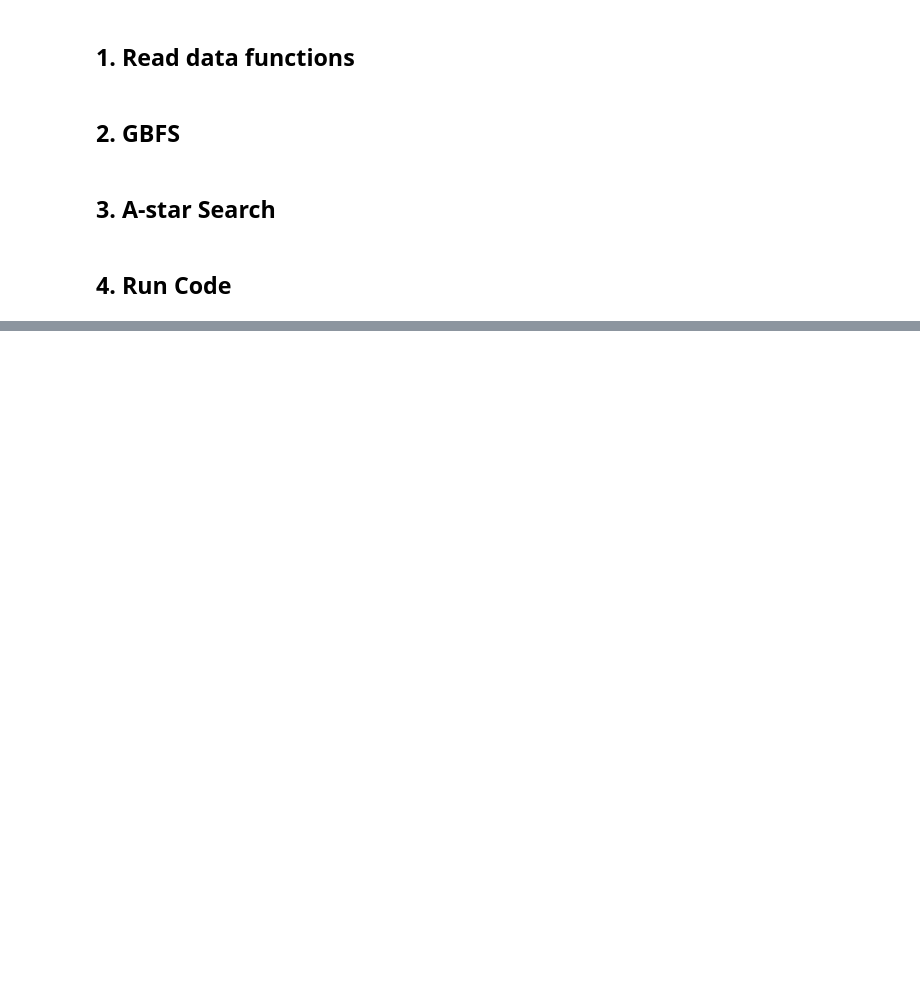
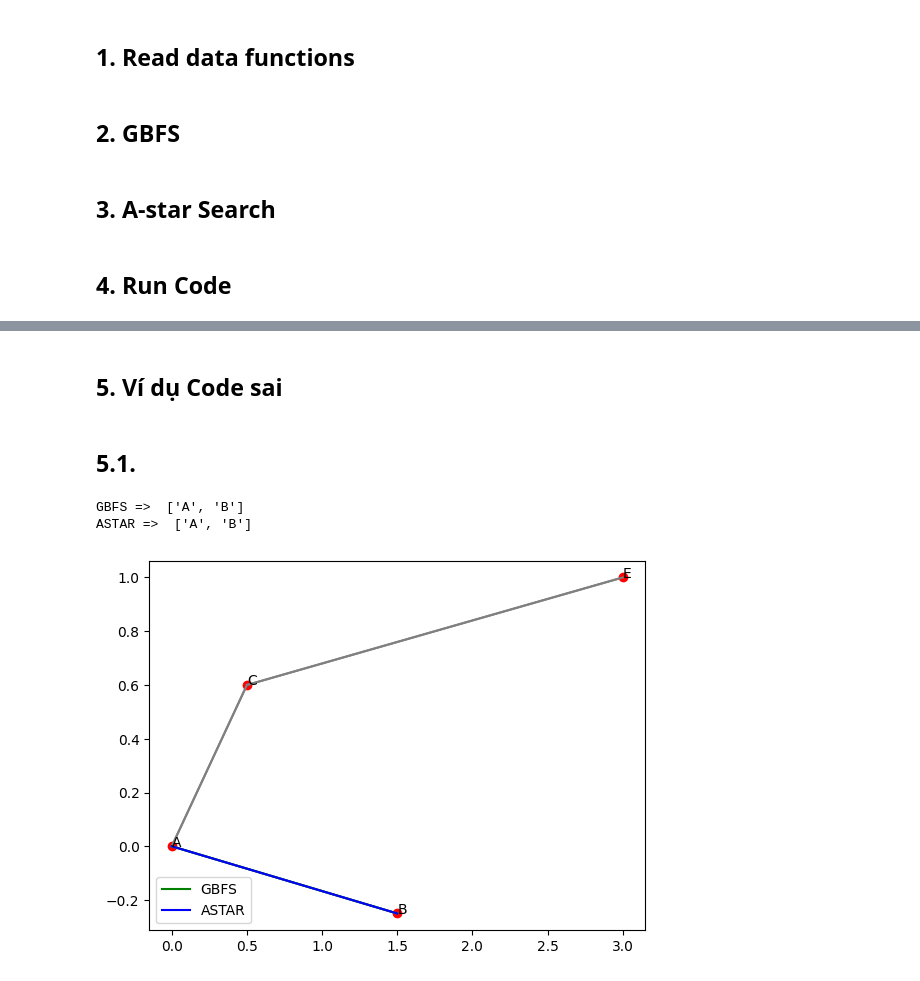
Before and after one commit to thangquang09/HCMUS, a Jupyter notebook: Intro_AI/BTTH_TUAN3/filecode.ipynb, the cells around one changed output, grey strips where cells are left out. Cells and saved outputs as stored; diff of their text form; code cells hidden in the pictures; blank space fills up the shorter version.

```diff
--- a/Intro_AI/BTTH_TUAN3/filecode.ipynb
+++ b/Intro_AI/BTTH_TUAN3/filecode.ipynb
@@ -191,0 +192,47 @@ ASTAR =>  ['Arad', 'Sibiu', 'Rimnicu_Vilcea', 'Pitesti', 'Bucharest', 'Urziceni'
+# %% [markdown]
+## 5. Ví dụ Code sai
+# %% [markdown]
+## 5.1.
+# %%
+from math import sqrt
+
+def test_case(start, end, graph, heuristics, city):
+    gbfs = GBFS(start, heuristics, graph, end)
+    astar = Astar(start, heuristics, graph, end)
+    print("GBFS => ", gbfs)
+    print("ASTAR => ", astar)
+
+    drawMap(city, gbfs, astar, graph)
+
+def calculate_heuristics(city, endPoint):
+    # hàm xây dựng nên Heuristic bằng cách tính thủ công khoảng cách L2 (đường chim bay)
+    heuristics = {}
+    endPointLocation = city.get(endPoint)
+    for point in city.keys():
+        location = city[point]
+        distance = sqrt((location[0] - endPointLocation[0])**2 + (location[1] - endPointLocation[1])**2)
+        heuristics[point] = distance
+    return heuristics
+
+graph_test = {
+    'A': [['B', 1], ['C', 2]],
+    'B': [['A', 1]],
+    'C': [['A', 1], ['E', 1]],
+    'E': [['C', 1]]
+}
+
+heuristics_test = calculate_heuristics(city_test, 'E')
+
+city_test = {
+    'A': [0, 0],
+    'B': [1.5, -0.25],
+    'C': [0.5, 0.6],
+    'E': [3, 1]
+}
+
+
+test_case('A', 'E', graph_test, heuristics_test, city_test)
+# %% [output]
+GBFS =>  ['A', 'B']
+ASTAR =>  ['A', 'B']
+[figure, added]
```
Also changed, not shown: parts of 2 cells of this notebook.
